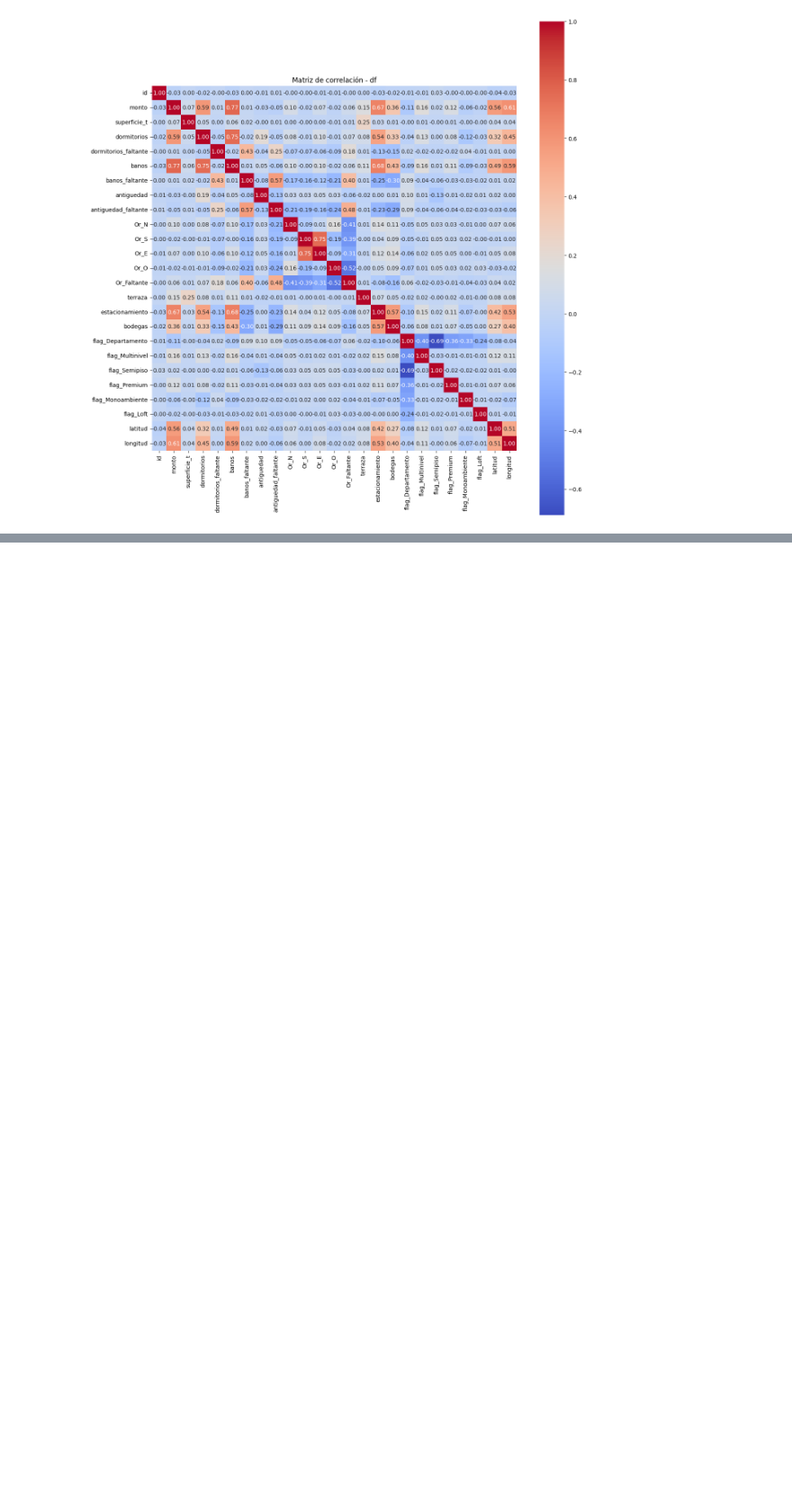
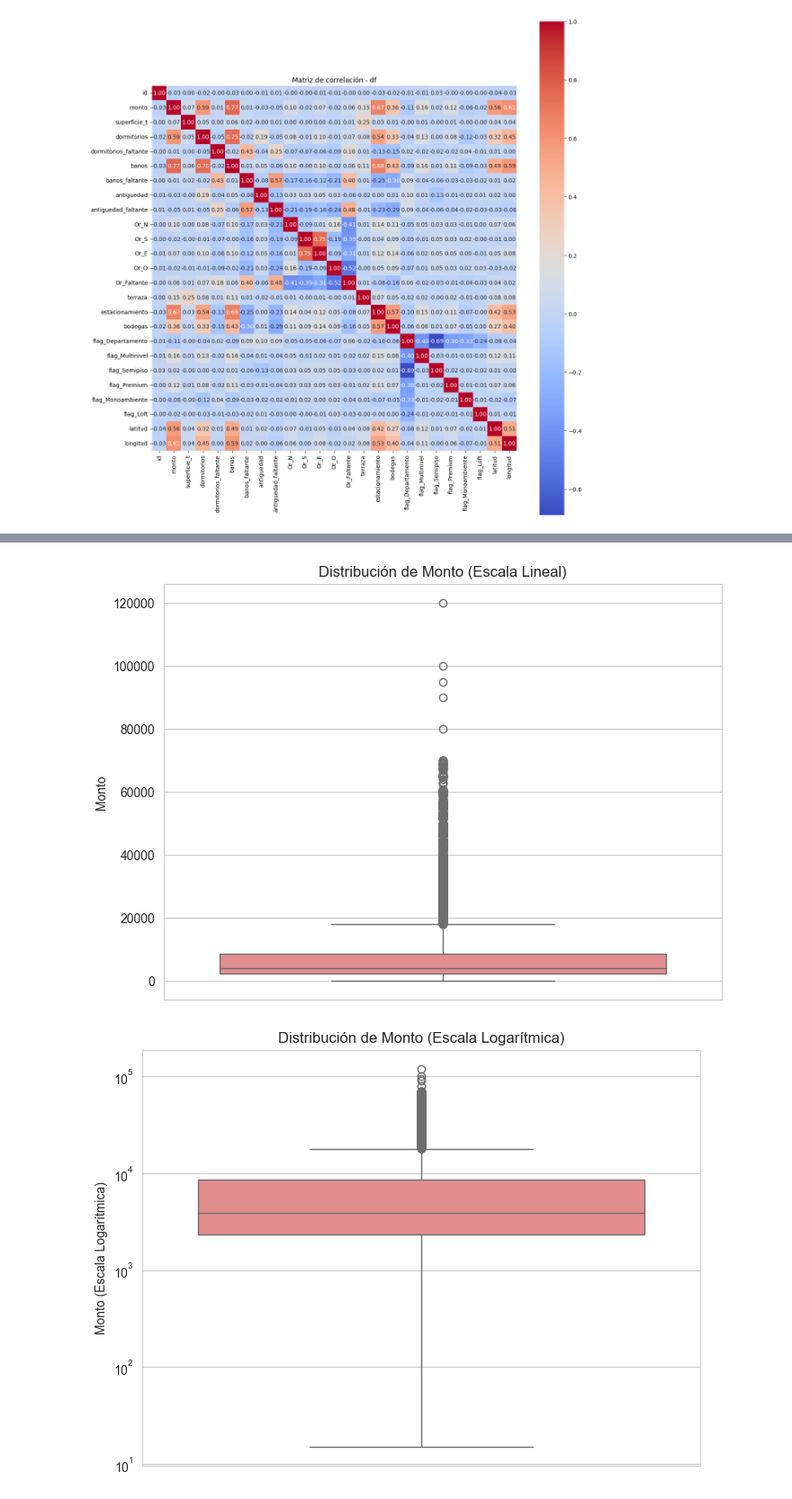
Before and after one commit to AlonsoDS/Proyecto_titulo, a Jupyter notebook: WebScraper/Analisis.ipynb, the cells around one changed output, grey strips where cells are left out. Shown at 90% size. Saved outputs shown, nothing was run; the diff lists cells and outputs as text; code cells hidden in the pictures; blank space fills up the shorter version.

```diff
--- a/WebScraper/Analisis.ipynb
+++ b/WebScraper/Analisis.ipynb
@@ -56,0 +152,19 @@ plt.show()
+# %%
+# --- Boxplot para Monto individualmente con escala logarítmica (opcional) ---
+# Dada la alta variabilidad esperada en 'monto', un boxplot con escala logarítmica
+# puede ser más informativo para visualizar su distribución y outliers.
+plt.figure(figsize=(8, 6))
+sns.boxplot(y=df['monto'], color='lightcoral')
+plt.title('Distribución de Monto (Escala Lineal)')
+plt.ylabel('Monto')
+plt.show()
+
+plt.figure(figsize=(8, 6))
+sns.boxplot(y=df['monto'].apply(lambda x: x if x > 0 else 1), color='lightcoral') # Evitar log(0)
+plt.yscale('log')
+plt.title('Distribución de Monto (Escala Logarítmica)')
+plt.ylabel('Monto (Escala Logarítmica)')
+plt.show()
+# %% [output]
+[figure, added]
+[figure, added]
```
Also changed, not shown: parts of 12 cells of this notebook.
